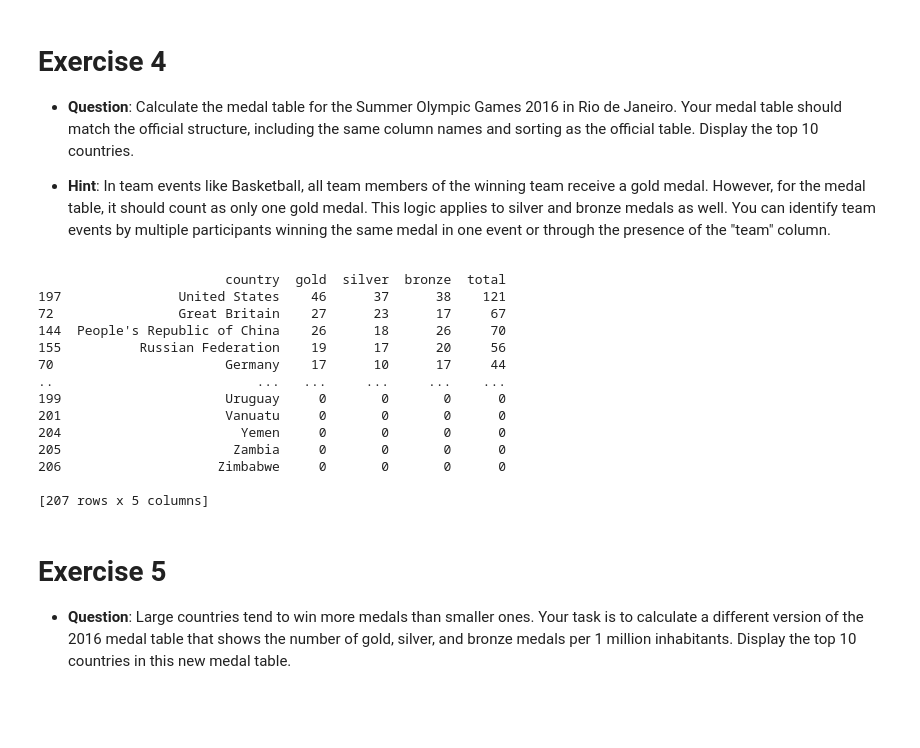
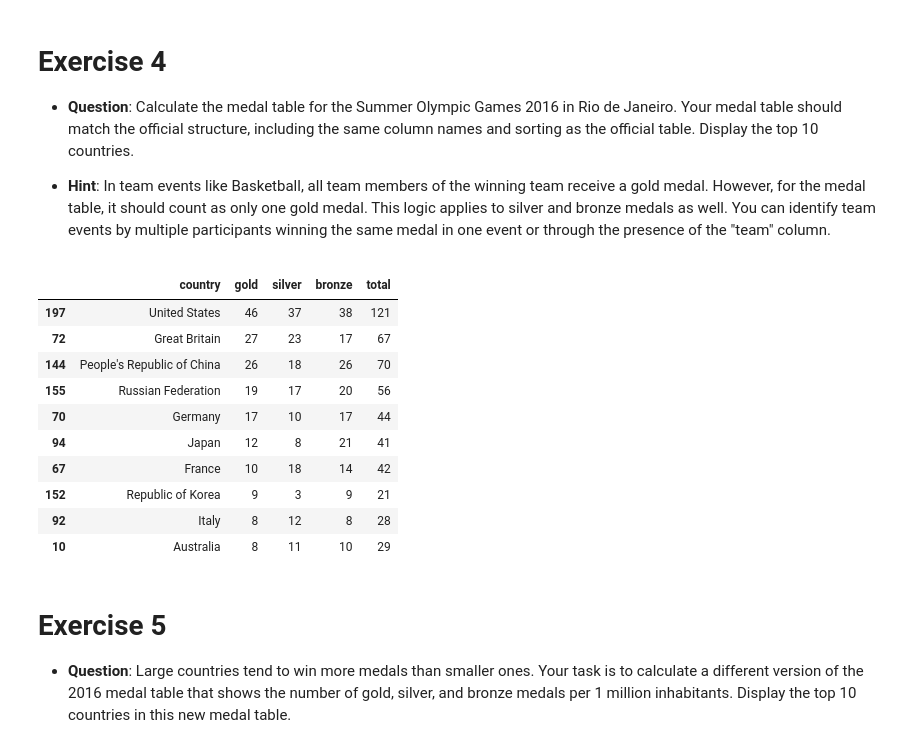
Before and after one commit to MartinDieCooleSocke420/1sem_tools_and_programming, a Jupyter notebook: assignment/Brinkmann_Brucker.ipynb, the cells around one changed output. Cells and saved outputs as stored; diff of their text form; code cells hidden in the pictures; blank space fills up the shorter version.

```diff
--- a/assignment/Brinkmann_Brucker.ipynb
+++ b/assignment/Brinkmann_Brucker.ipynb
@@ -297,48 +300,45 @@ rio_2016_data = results[(results['year'] == 2016) & (results['season'] == 'Summe
 rio_2016_data.head(100)
 
 # Create a copy of the dataset to work with
 medal_table = rio_2016_data.copy()
 
 # For team events, remove duplicate rows and keep one representative row for each event
 medal_table.drop_duplicates(subset=['sport', 'discipline', 'pos', "country"], keep='first', inplace=True)
 
 # Create columns for gold, silver, and bronze medals with initial values of 0
 medal_table['gold'] = 0
 medal_table['silver'] = 0
 medal_table['bronze'] = 0
 
 # Assign medals based on medal positions
 medal_table.loc[medal_table['medal'] == 'Gold', 'gold'] = 1
 medal_table.loc[medal_table['medal'] == 'Silver', 'silver'] = 1
 medal_table.loc[medal_table['medal'] == 'Bronze', 'bronze'] = 1
 
 # Group the data by country and calculate the sum of gold, silver, and bronze medals
 medal_table = medal_table.groupby('country').agg({'gold': 'sum', 'silver': 'sum', 'bronze': 'sum'}).reset_index()
 
 # Calculate total medals for each country
 medal_table['total'] = medal_table['gold'] + medal_table['silver'] + medal_table['bronze']
 
 # Sort the medal table by gold, silver, and bronze medals in descending order
 medal_table.sort_values(['gold', 'silver', 'bronze'], ascending=[False, False, False], inplace=True)
 
 # Display the top 10 countries in the medal table
 top_10_countries = medal_table
-print(top_10_countries)
+top_10_countries.head(10)
 # %% [output]
-                        country  gold  silver  bronze  total
-197               United States    46      37      38    121
-72                Great Britain    27      23      17     67
-144  People's Republic of China    26      18      26     70
-155          Russian Federation    19      17      20     56
-70                      Germany    17      10      17     44
-..                          ...   ...     ...     ...    ...
-199                     Uruguay     0       0       0      0
-201                     Vanuatu     0       0       0      0
-204                       Yemen     0       0       0      0
-205                      Zambia     0       0       0      0
-206                    Zimbabwe     0       0       0      0
-
-[207 rows x 5 columns]
+|  | country | gold | silver | bronze | total |
+| 197 | United States | 46 | 37 | 38 | 121 |
+| 72 | Great Britain | 27 | 23 | 17 | 67 |
+| 144 | People's Republic of China | 26 | 18 | 26 | 70 |
+| 155 | Russian Federation | 19 | 17 | 20 | 56 |
+| 70 | Germany | 17 | 10 | 17 | 44 |
+| 94 | Japan | 12 | 8 | 21 | 41 |
+| 67 | France | 10 | 18 | 14 | 42 |
+| 152 | Republic of Korea | 9 | 3 | 9 | 21 |
+| 92 | Italy | 8 | 12 | 8 | 28 |
+| 10 | Australia | 8 | 11 | 10 | 29 |
 # %% [markdown]
 # Exercise 5
 
```
Also changed, not shown: parts of 3 cells of this notebook.
